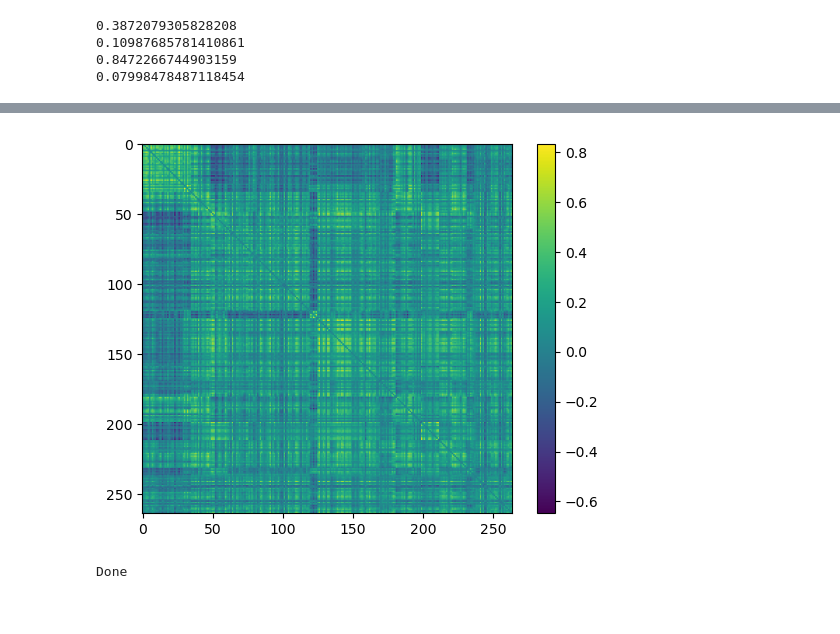
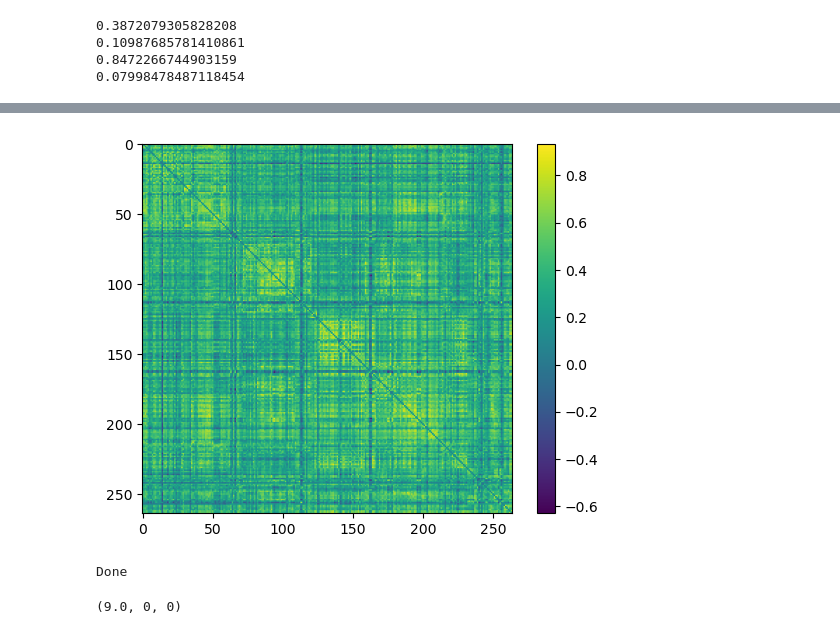
Before and after one commit to aorliche/PNC, a Jupyter notebook: Imputation/Imputation4GenerativeSummary.ipynb, the cells around one changed output, grey strips where cells are left out. Cells and saved outputs as stored; diff of their text form; code cells hidden in the pictures.

```diff
--- a/Imputation/Imputation4GenerativeSummary.ipynb
+++ b/Imputation/Imputation4GenerativeSummary.ipynb
@@ -164,7 +164,7 @@ sexw = []
 sexi = []
 
 for i in range(5):
-    xtr, _, ytr, _ = train_test_split(rest, sex, stratify=sex, train_size=200)
+    xtr, _, ytr, _ = train_test_split(nback, sex, stratify=sex, train_size=200)
 
     clf = LogisticRegression(C=100, max_iter=200).fit(xtr, ytr)
     w = clf.coef_[0]
@@ -193,9 +193,9 @@ racew = []
 racei = []
 
 for i in range(5):
-    xtr, _, ytr, _ = train_test_split(rest, race, stratify=race, train_size=200)
+    xtr, _, ytr, _ = train_test_split(nback, race, stratify=race, train_size=200)
 
-    clf = LogisticRegression(C=0.001, max_iter=200).fit(xtr, ytr)
+    clf = LogisticRegression(C=100, max_iter=200).fit(xtr, ytr)
     w = clf.coef_[0]
     i = clf.intercept_[0]
 
@@ -262,10 +262,6 @@ for i in range(5):
     clf = LogisticRegression(C=100, max_iter=400).fit(xtr, ytr)
     w = clf.coef_[0]
     i = clf.intercept_[0]
-
-    if np.abs(i) > 2:
-        continue
-
     restw.append(w)
     resti.append(i)
 
@@ -298,9 +294,6 @@ for i in range(5):
     w = clf.coef_[0]
     i = clf.intercept_[0]
 
-    if np.abs(i) > 2:
-        continue
-
     emoidw.append(w)
     emoidi.append(i)
 
@@ -444,15 +472,15 @@ Done 199
 # %%
 import matplotlib.pyplot as plt
 
 one_minus_eye = np.ones((264,264))-np.eye(264)
 
-# plt.imshow(fc.getfcnp()[2]*one_minus_eye)
-# plt.imshow(restmat[0])
-plt.imshow(vec2mat(fakemats[319]))
+plt.imshow(fc.getfcnp()[4]*one_minus_eye)
+plt.imshow(emoidmat[30])
+# plt.imshow(vec2mat(fakemats[1241]))
 plt.colorbar()
 plt.show()
 # %% [output]
-[figure, old version]
+[figure, new version]
 # %%
 import pickle
 
@@ -463,3 +489,8 @@ pickle.dump(fakemats, f)
 print('Done')
 # %% [output]
 Done
+# %%
+subi = 1
+age[subi], sex[subi], race[subi]
+# %% [output]
+(9.0, 0, 0)
```
Also changed, not shown: parts of 8 cells of this notebook, 6 other files.
